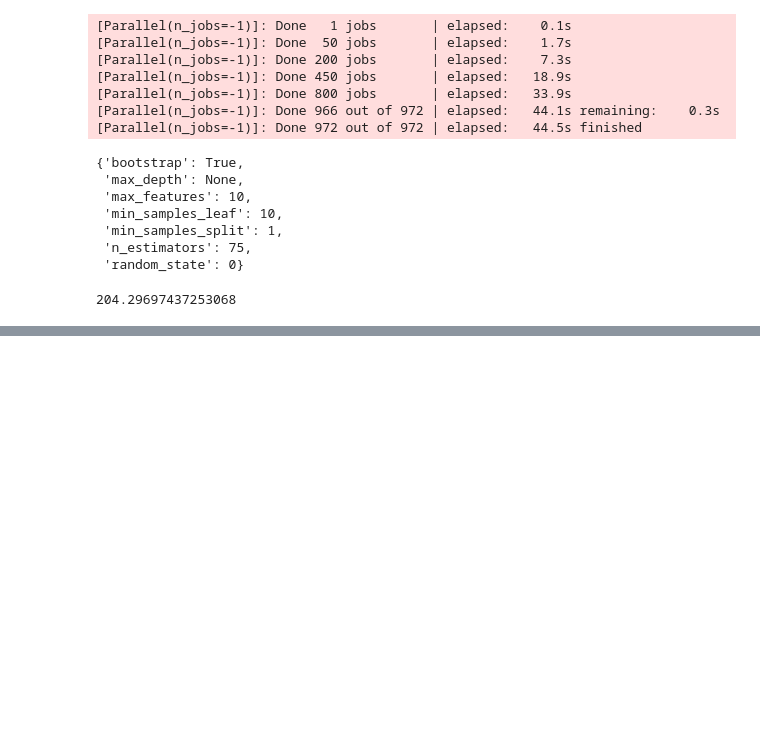
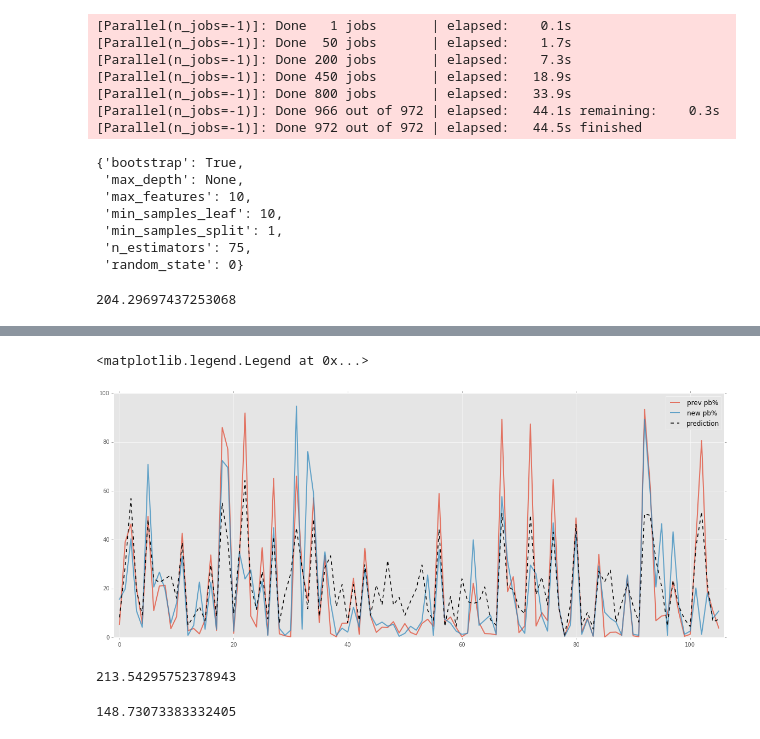
Before and after one commit to shime-saba/moba_balance_prediction, a Jupyter notebook: notebooks/model_building.ipynb, the cells around one changed output, grey strips where cells are left out. Saved outputs shown, nothing was run; the diff lists cells and outputs as text; code cells hidden in the pictures; blank space fills up the shorter version.

```diff
--- a/notebooks/model_building.ipynb
+++ b/notebooks/model_building.ipynb
@@ -510,0 +581,18 @@ mean_squared_error(y_test, rf.predict(X_test))
+# %%
+plt.figure(figsize=(20, 8))
+plt.xlim(-1, len(y_test))
+plt.plot(range(len(y_test)), df_test['prev_patch_pb%'].values, linewidth=2, label="prev pb%", alpha=0.75)
+plt.plot(range(len(y_test)), y_test, linewidth=2, label='new pb%', alpha=0.75)
+plt.plot(range(len(y_test)), rf.predict(X_test), '--', linewidth=1.5, color='black', label='prediction')
+plt.legend()
+# %% [output]
+<matplotlib.legend.Legend at 0x...>
+[figure, added]
+# %%
+np.var(rf.predict(X_test))
+# %% [output]
+213.54295752378943
+# %%
+np.var(gbr.predict(X_test))
+# %% [output]
+148.73073383332405
```
Also changed, not shown: parts of 61 cells of this notebook, 6 other files.
